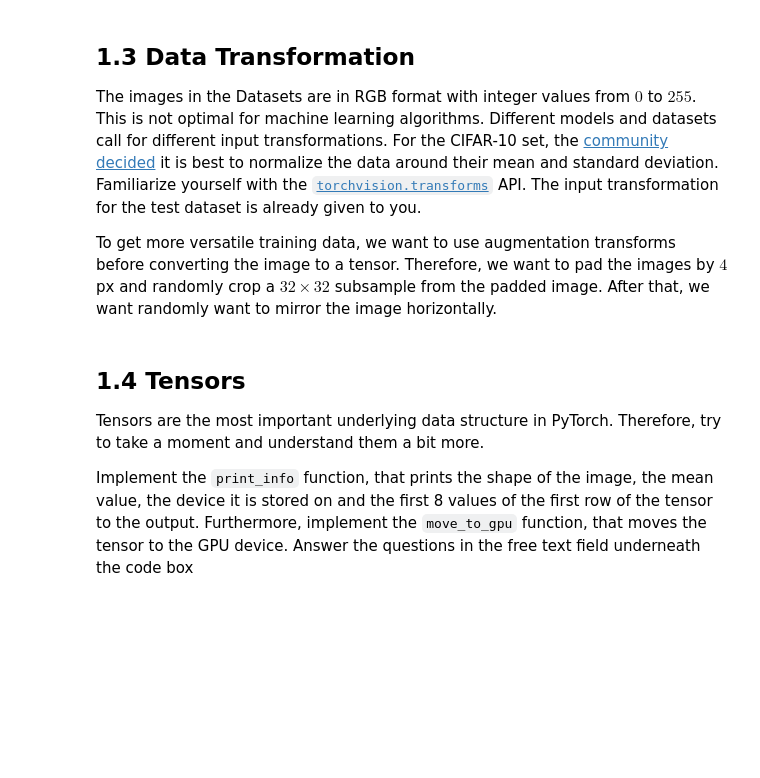
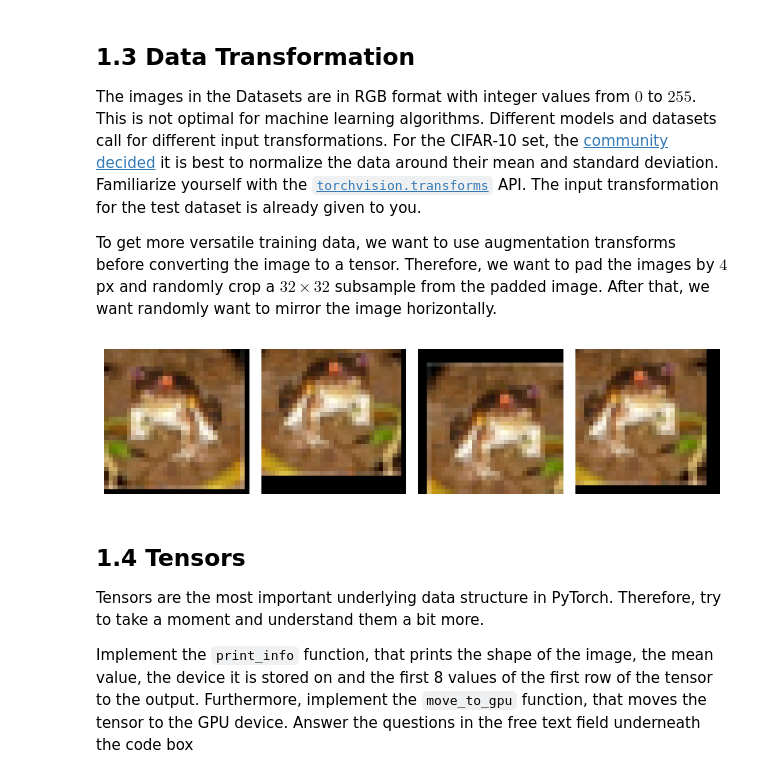
Before and after one commit to Niklas003/visualComputing, a Jupyter notebook: exercise-1/dl4cv_ex_01.ipynb, the cells around one changed output. Saved outputs shown, nothing was run; the diff lists cells and outputs as text; code cells hidden in the pictures; blank space fills up the shorter version.

```diff
--- a/exercise-1/dl4cv_ex_01.ipynb
+++ b/exercise-1/dl4cv_ex_01.ipynb
@@ -117,34 +125,40 @@ def tensor_to_np_image(img: torch.Tensor):
 def display_grid(images:List[np.ndarray]):
   plt.figure(figsize=(12, 2.5*len(images)))
   for i, img in enumerate(images):
       plt.subplot(4, 6, i + 1)
       img_np = tensor_to_np_image(img)
       plt.imshow(img_np)
       plt.axis("off")
   plt.tight_layout()
   plt.show()
 
 
 test_transform = transforms.Compose(
     [
         transforms.ToTensor(),
         transforms.Normalize(MEAN, STD),
     ]
 )
 
 train_transform = transforms.Compose(
     [
-        #TODO
+        transforms.Pad(4), # padding of 4px
+        transforms.RandomCrop(32),  # random crop of 32x32
+        transforms.RandomHorizontalFlip(0.5), #50% chance of image getting flipped
+        transforms.ToTensor(),
+        transforms.Normalize(MEAN, STD),
     ]
 )
 
 train_set.transform = train_transform
 test_set.transform = test_transform
 
 
 # plot the transformed images, you should see different augmentations of a frog
 images = [train_set[0][0] for _ in range(4)]
 display_grid(images)
+# %% [output]
+[figure, added]
 # %% [markdown]
 ## 1.4 Tensors
 
```
Also changed, not shown: parts of 2 cells of this notebook, 2 other files.
